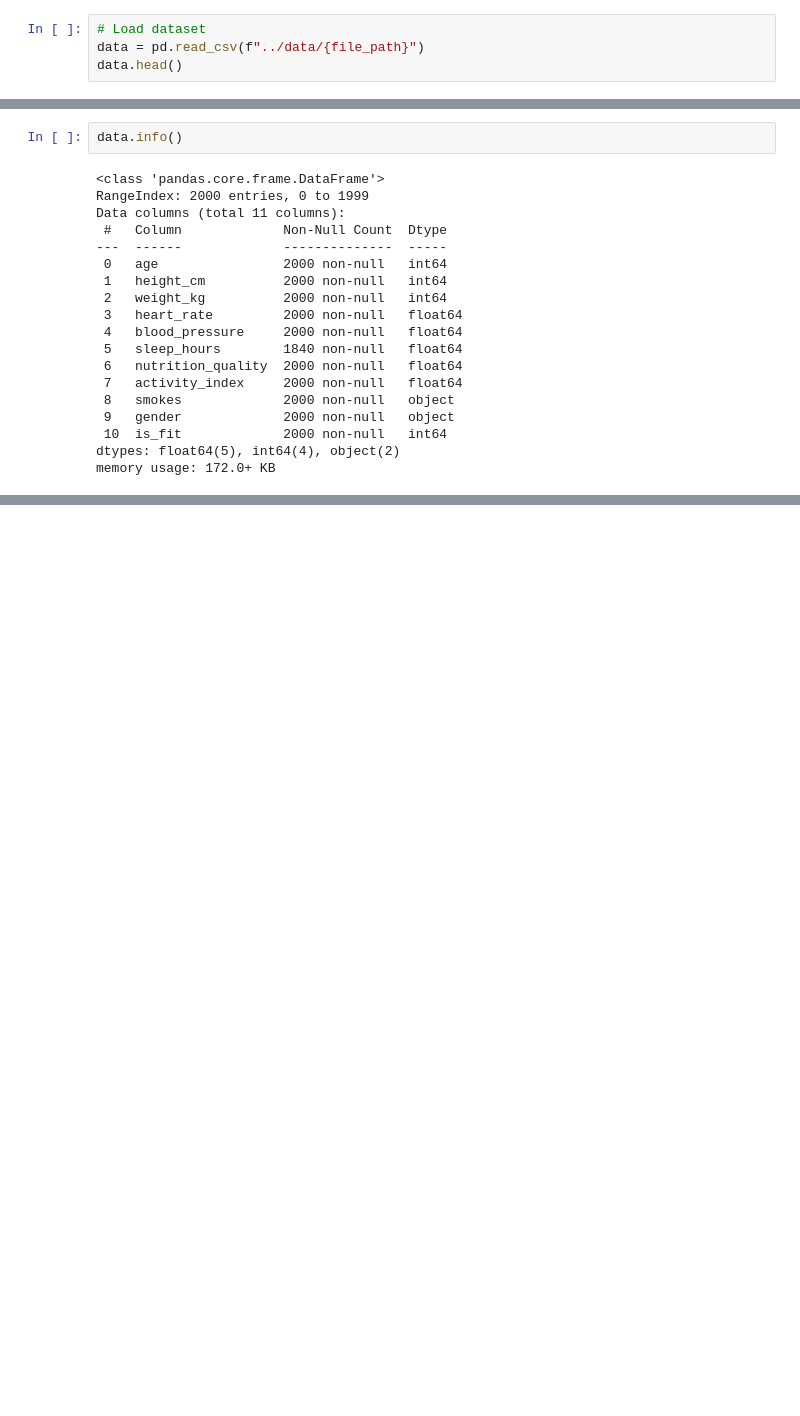
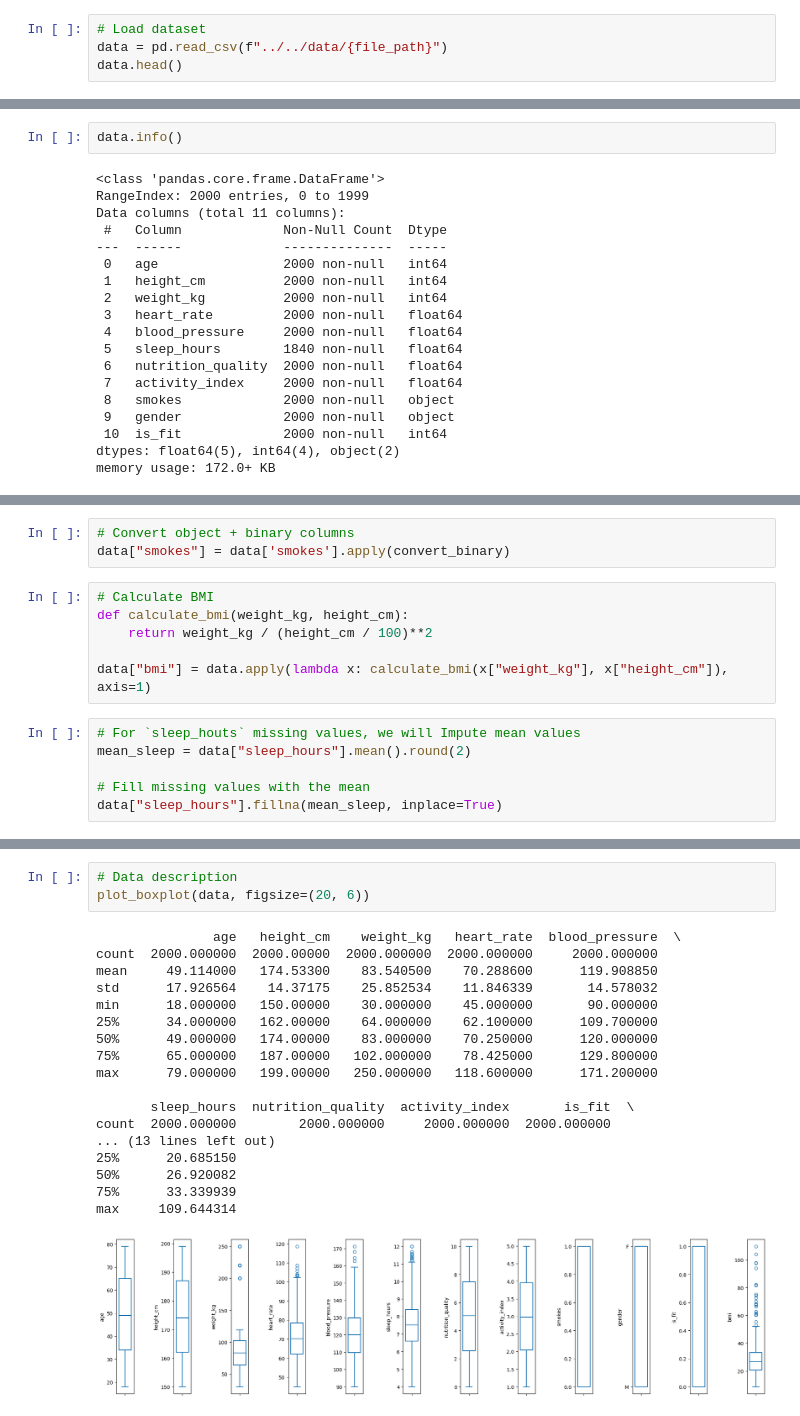
Before and after one commit to pptav0/ds_style_fitness, a Jupyter notebook: style_fitness/notebooks/project_analysis.ipynb, the cells around one changed output, grey strips where cells are left out. Saved outputs shown, nothing was run; the diff lists cells and outputs as text; blank space fills up the shorter version.

```diff
--- a/style_fitness/notebooks/project_analysis.ipynb
+++ b/style_fitness/notebooks/project_analysis.ipynb
@@ -40,7 +84,7 @@ file_path = "fitness_dataset.csv"
 zsh:1: command not found: kaggle
 # %%
 # Load dataset
-data = pd.read_csv(f"../data/{file_path}")
+data = pd.read_csv(f"../../data/{file_path}")
 data.head()
 # %% [output]
 |  | age | height_cm | weight_kg | heart_rate | blood_pressure | sleep_hours | nutrition_quality | ... |
@@ -79,0 +139,15 @@ gender: ['F' 'M']
+# %%
+# Convert object + binary columns
+data["smokes"] = data['smokes'].apply(convert_binary)
+# %%
+# Calculate BMI
+def calculate_bmi(weight_kg, height_cm):
+    return weight_kg / (height_cm / 100)**2
+
+data["bmi"] = data.apply(lambda x: calculate_bmi(x["weight_kg"], x["height_cm"]), axis=1)
+# %%
+# For `sleep_houts` missing values, we will Impute mean values
+mean_sleep = data["sleep_hours"].mean().round(2)
+
+# Fill missing values with the mean
+data["sleep_hours"].fillna(mean_sleep, inplace=True)
@@ -79,0 +194,22 @@ gender: ['F' 'M']
+# %%
+# Data description
+plot_boxplot(data, figsize=(20, 6))
+# %% [output]
+               age   height_cm    weight_kg   heart_rate  blood_pressure  \
+count  2000.000000  2000.00000  2000.000000  2000.000000     2000.000000
+mean     49.114000   174.53300    83.540500    70.288600      119.908850
+std      17.926564    14.37175    25.852534    11.846339       14.578032
+min      18.000000   150.00000    30.000000    45.000000       90.000000
+25%      34.000000   162.00000    64.000000    62.100000      109.700000
+50%      49.000000   174.00000    83.000000    70.250000      120.000000
+75%      65.000000   187.00000   102.000000    78.425000      129.800000
+max      79.000000   199.00000   250.000000   118.600000      171.200000
+
+       sleep_hours  nutrition_quality  activity_index       is_fit  \
+count  2000.000000        2000.000000     2000.000000  2000.000000
+... (13 lines left out)
+25%      20.685150
+50%      26.920082
+75%      33.339939
+max     109.644314
+[figure, added]
```
Also changed, not shown: parts of 45 cells of this notebook.
